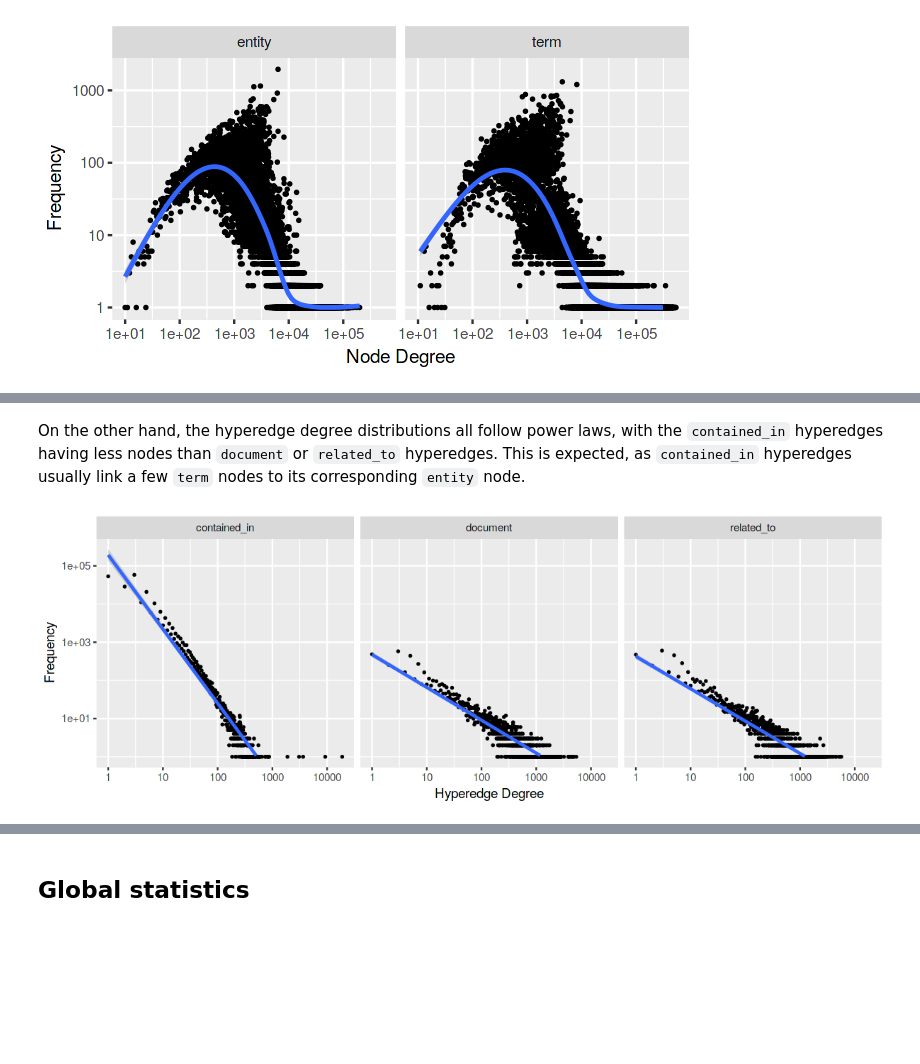
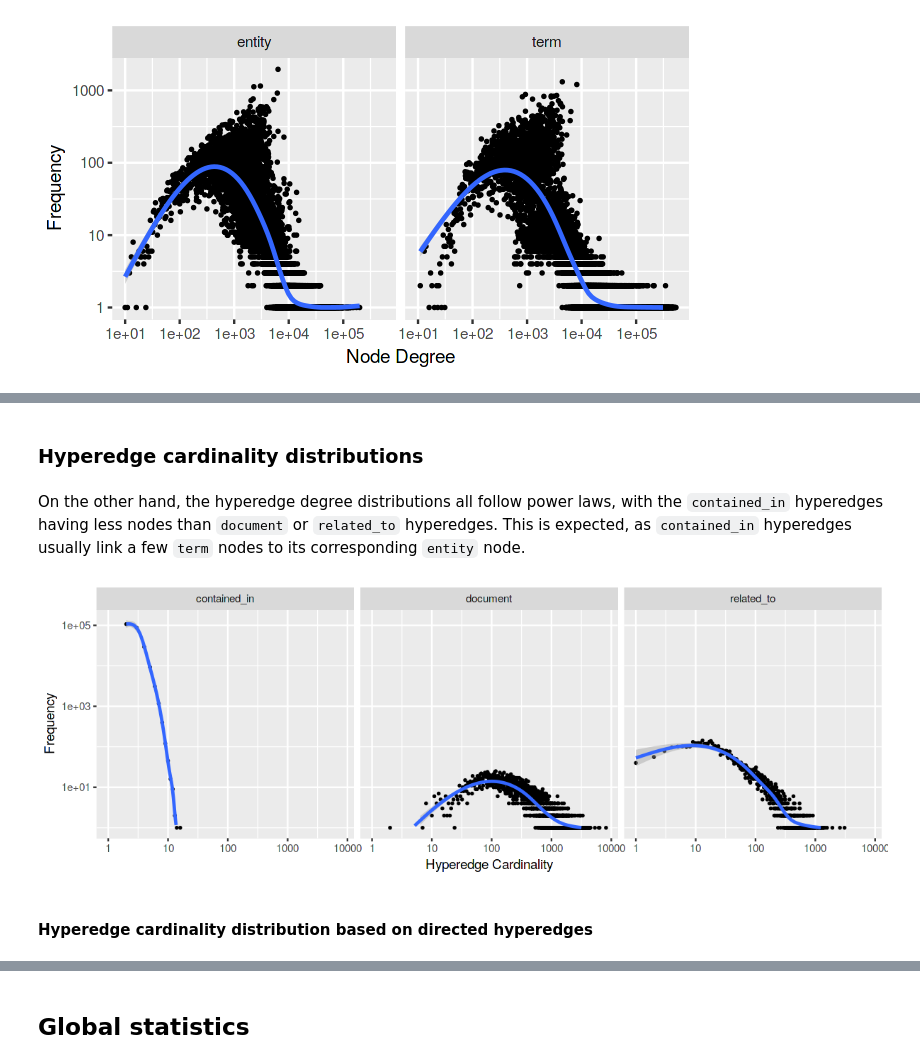
Before and after one commit to feup-infolab/army-ant, a Jupyter notebook: notebooks/hypergraph_of_entity/hypergraph_of_entity.ipynb, the cells around one changed output, grey strips where cells are left out. Saved outputs shown, nothing was run; the diff lists cells and outputs as text; code cells hidden in the pictures; blank space fills up the shorter version.

```diff
--- a/notebooks/hypergraph_of_entity/hypergraph_of_entity.ipynb
+++ b/notebooks/hypergraph_of_entity/hypergraph_of_entity.ipynb
@@ -75,7 +53,8 @@ load_node_degree_data <- function(base_dir) {
 
     nodes <- setNames(
         read.csv(nodes_path, stringsAsFactors = F),
-        c("node_id", "type", "degree", "indegree", "outdegree"))
+        c("node_id", "type", "name", "v_degree", "e_degree", "in_v_degree", "out_v_degree",
+          "in_e_degree", "out_e_degree", "dir_in_v_degree", "dir_out_v_degree", "dir_in_e_degree", "dir_out_e_degree"))
 
     nodes[which(nodes$type == "EntityNode"), "type"] <- "entity"
     nodes[which(nodes$type == "TermNode"), "type"] <- "term"
@@ -83,12 +62,13 @@ load_node_degree_data <- function(base_dir) {
     nodes
 }
 
-load_edge_degree_data <- function(base_dir) {
-    edges_path <- file.path(base_dir, list.files(path = base_dir, pattern = "edge-degree-.*\\.csv"))
+load_edge_cardinality_data <- function(base_dir) {
+    edges_path <- file.path(base_dir, list.files(path = base_dir, pattern = "edge-cardinality-.*\\.csv"))
 
     edges <- setNames(
         read.csv(edges_path, stringsAsFactors = F),
-        c("edge_id", "type", "is_directed", "degree", "tail_degree", "head_degree"))
+        c("edge_id", "type", "is_directed", "cardinality", "undirected_cardinality",
+          "tail_cardinality", "head_cardinality"))
 
     edges$is_directed <- edges$is_directed == "true"
 
@@ -116,4 +96,4 @@ head(node_degree)
 # %%
-edge_degree <- load_edge_degree_data(file.path(base_dir, "global"))
-head(edge_degree)
+edge_cardinality <- load_edge_cardinality_data(file.path(base_dir, "global"))
+head(edge_cardinality)
 # %% [output]
@@ -126,0 +109,20 @@ head(edge_degree)
+# %%
+plot_degree_per_type <- function(data, label, name="degree") {
+    data <- split(data, data$type)
+    data <- lapply(data, function(d) {
+      cbind(
+          type=d$type[1],
+          setNames(as.data.frame(table(d[[name]])), c(name, "freq")))
+    })
+    data <- do.call(rbind, data)
+    data[[name]] <- as.numeric(as.character(data[[name]]))
+
+    ggplot(data, aes_string(x=name, y="freq")) +
+        facet_wrap(~type) +
+        geom_point(size=0.5) +
+        #stat_smooth(method = "lm") +
+        scale_x_log10() +
+        scale_y_log10(limits=c(1,max(data$Freq))) +
+        xlab(label) +
+        ylab("Frequency")
+}
@@ -134,7 +171,12 @@ plot_degree_per_type(node_degree, "Node Degree") + stat_smooth(method = "gam", f
+# %% [markdown]
+### Hyperedge cardinality distributions
 # %% [markdown]
 On the other hand, the hyperedge degree distributions all follow power laws, with the `contained_in` hyperedges having less nodes than `document` or `related_to` hyperedges. This is expected, as `contained_in` hyperedges usually link a few `term` nodes to its corresponding `entity` node.
 # %%
 options(repr.plot.width=10, repr.plot.height=3.5)
-plot_degree_per_type(edge_degree, "Hyperedge Degree") + stat_smooth(method="lm")
+plot_degree_per_type(edge_cardinality, "Hyperedge Cardinality", "cardinality") +
+    stat_smooth(method = "gam", formula = y ~ s(x, bs = "cs"))
 # %% [output]
-[figure, old version]
+[figure, new version]
+# %% [markdown]
+#### Hyperedge cardinality distribution based on directed hyperedges
```
Also changed, not shown: parts of 52 cells of this notebook, 3 other files.
